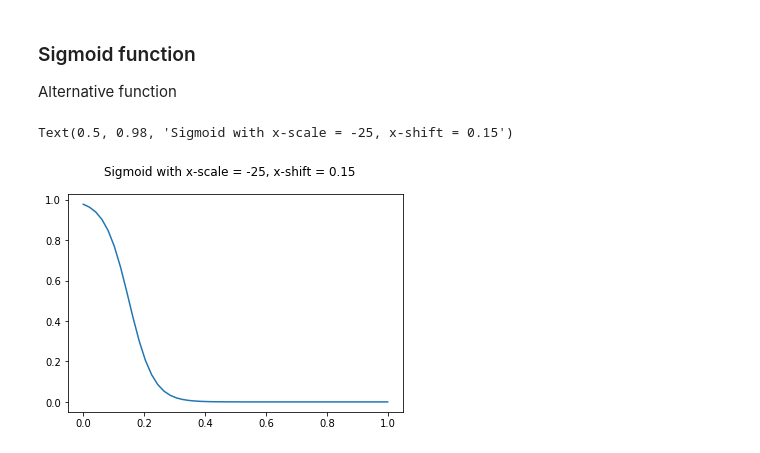
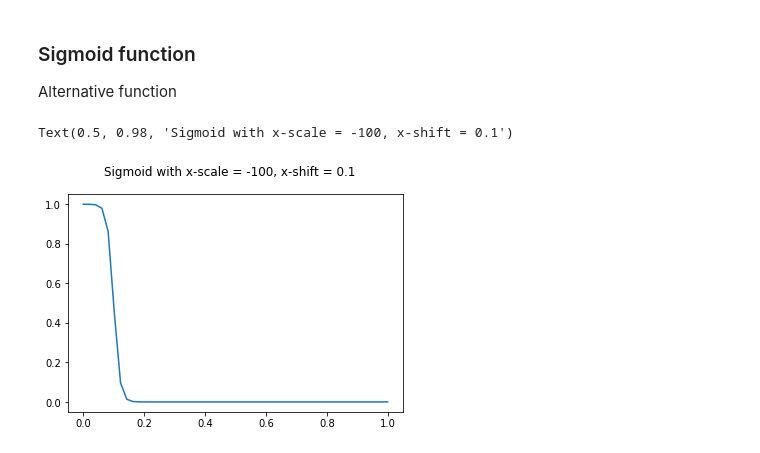
Before and after one commit to willhunt/traffic_light_classifier, a Jupyter notebook: notebook_explore_mask_size_as_feature.ipynb, the cells around one changed output. Cells and saved outputs as stored; diff of their text form; code cells hidden in the pictures.

```diff
--- a/notebook_explore_mask_size_as_feature.ipynb
+++ b/notebook_explore_mask_size_as_feature.ipynb
@@ -42,12 +42,12 @@ def sigmoid(X, x_scale=1, x_shift=0):
     return 1 / (1 + np.exp(-X_new))
 # %%
 x = np.linspace(0, 1)
-x_shift = 0.15
-x_scale = -25
+x_shift = 0.1
+x_scale = -100
 y = sigmoid(x, x_scale, x_shift)
 fig, ax = plt.subplots(1, 1)
 ax.plot(x, y)
 fig.suptitle("Sigmoid with x-scale = {0}, x-shift = {1}".format(x_scale, x_shift))
 # %% [output]
-Text(0.5, 0.98, 'Sigmoid with x-scale = -25, x-shift = 0.15')
+Text(0.5, 0.98, 'Sigmoid with x-scale = -100, x-shift = 0.1')
-[figure, old version]
+[figure, new version]
```
Also changed, not shown: 3 other files.
